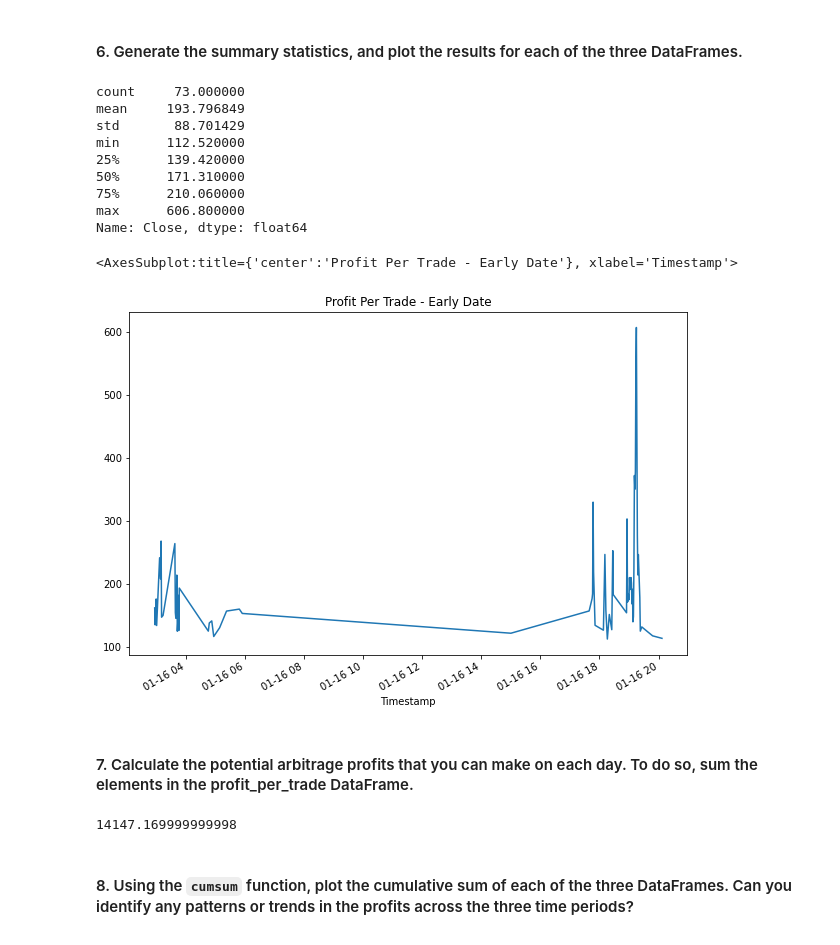
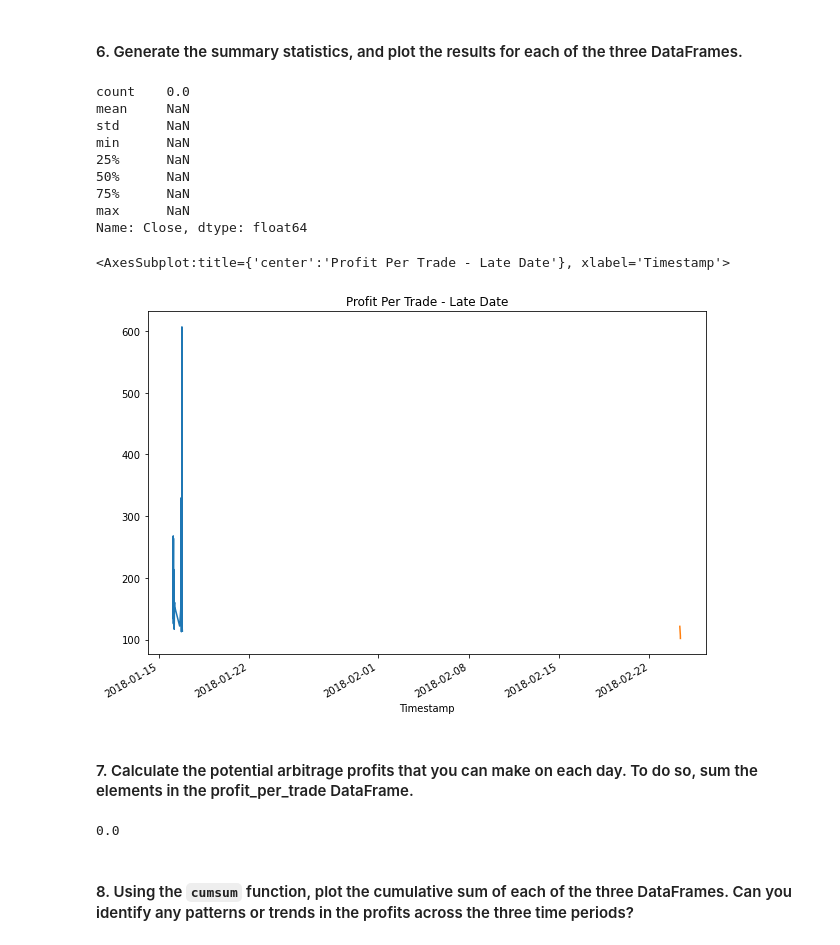
Before and after one commit to wilrosa/3-bitcoin-arbitrage-opportunities, a Jupyter notebook: crypto_arbitrage.ipynb, the cells around one changed output. Saved outputs shown, nothing was run; the diff lists cells and outputs as text; code cells hidden in the pictures.

Commit message:
three date analysis first draft

```diff
--- a/crypto_arbitrage.ipynb
+++ b/crypto_arbitrage.ipynb
@@ -444,7 +444,11 @@ Calculate the potential profits for each date that you selected in the previous
 # For the date early in the dataset, measure the arbitrage spread between the two exchanges
 # by subtracting the lower-priced exchange from the higher-priced one
 arbitrage_spread_early = coinbase['Close'].loc['2018-01-16'] - bitstamp['Close'].loc['2018-01-16']
+arbitrage_spread_middle = coinbase['Close'].loc['2018-02-24'] - bitstamp['Close'].loc['2018-02-24']
+arbitrage_spread_late = coinbase['Close'].loc['2018-03-26'] - bitstamp['Close'].loc['2018-03-26']
 
 # Use a conditional statement to generate the summary statistics for each arbitrage_spread DataFrame
 arbitrage_spread_early[arbitrage_spread_early>0].describe()
+arbitrage_spread_middle[arbitrage_spread_middle>0].describe()
+arbitrage_spread_late[arbitrage_spread_late>0].describe()
 # %% [output]
@@ -463,8 +467,12 @@ Name: Close, dtype: float64
 # For the date early in the dataset, calculate the spread returns by dividing the instances when the arbitrage spread is positive (> 0)
 # by the price of Bitcoin from the exchange you are buying on (the lower-priced exchange).
 spread_return_early = arbitrage_spread_early[arbitrage_spread_early>0] / bitstamp['Close'].loc['2018-01-16']
+spread_return_middle = arbitrage_spread_middle[arbitrage_spread_middle>0] / bitstamp['Close'].loc['2018-02-24']
+spread_return_late = arbitrage_spread_late[arbitrage_spread_late>0] / bitstamp['Close'].loc['2018-03-26']
 
 # Review the spread return DataFrame
 spread_return_early.head()
+spread_return_middle.head()
+spread_return_late.head()
 # %% [output]
 Timestamp
@@ -480,7 +488,11 @@ Name: Close, dtype: float64
 # For the date early in the dataset, determine the number of times your trades with positive returns
 # exceed the 1% minimum threshold (.01) that you need to cover your costs
 profitable_trades_early = spread_return_early[spread_return_early > .01]
+profitable_trades_middle = spread_return_middle[spread_return_middle > .01]
+profitable_trades_late = spread_return_late[spread_return_late > .01]
 
 # Review the first five profitable trades
 profitable_trades_early.head()
+profitable_trades_middle.head()
+profitable_trades_late.head()
 # %% [output]
@@ -513,10 +521,16 @@ Name: Close, dtype: float64
 # For the date early in the dataset, calculate the potential profit per trade in dollars
 # Multiply the profitable trades by the cost of the Bitcoin that was purchased
 profit_early = profitable_trades_early * bitstamp['Close'].loc['2018-01-16']
+profit_middle = profitable_trades_middle * bitstamp['Close'].loc['2018-02-24']
+profit_late = profitable_trades_late * bitstamp['Close'].loc['2018-03-26']
 
 # Drop any missing values from the profit DataFrame
 profit_early = profit_early.dropna()
+profit_middle = profit_middle.dropna()
+profit_late = profit_late.dropna()
 
 # View the early profit DataFrame
 profit_early
+profit_middle
+profit_late
 # %% [output]
@@ -538,29 +540,35 @@ Name: Close, Length: 73, dtype: float64
 # %%
 # Generate the summary statistics for the early profit per trade DataFrame
 profit_early.describe()
+profit_middle.describe()
+profit_late.describe()
 # %% [output]
-count     73.000000
-mean     193.796849
-std       88.701429
-min      112.520000
-25%      139.420000
-50%      171.310000
-75%      210.060000
-max      606.800000
+count    0.0
+mean     NaN
+std      NaN
+min      NaN
+25%      NaN
+50%      NaN
+75%      NaN
+max      NaN
 Name: Close, dtype: float64
 # %%
 # Plot the results for the early profit per trade DataFrame
 profit_early.plot(figsize=(10, 7), title="Profit Per Trade - Early Date")
+profit_middle.plot(figsize=(10, 7), title="Profit Per Trade - Middle Date")
+profit_late.plot(figsize=(10, 7), title="Profit Per Trade - Late Date")
 # %% [output]
-<AxesSubplot:title={'center':'Profit Per Trade - Early Date'}, xlabel='Timestamp'>
+<AxesSubplot:title={'center':'Profit Per Trade - Late Date'}, xlabel='Timestamp'>
-[figure, old version]
+[figure, new version]
 # %% [markdown]
 #### 7. Calculate the potential arbitrage profits that you can make on each day. To do so, sum the elements in the profit_per_trade DataFrame.
 # %%
 # Calculate the sum of the potential profits for the early profit per trade DataFrame
 profit_early.sum()
+profit_middle.sum()
+profit_late.sum()
 # %% [output]
-14147.169999999998
+0.0
 # %% [markdown]
 #### 8. Using the `cumsum` function, plot the cumulative sum of each of the three DataFrames. Can you identify any patterns or trends in the profits across the three time periods?
 # %%
```
Also changed, not shown: parts of 9 cells of this notebook.
